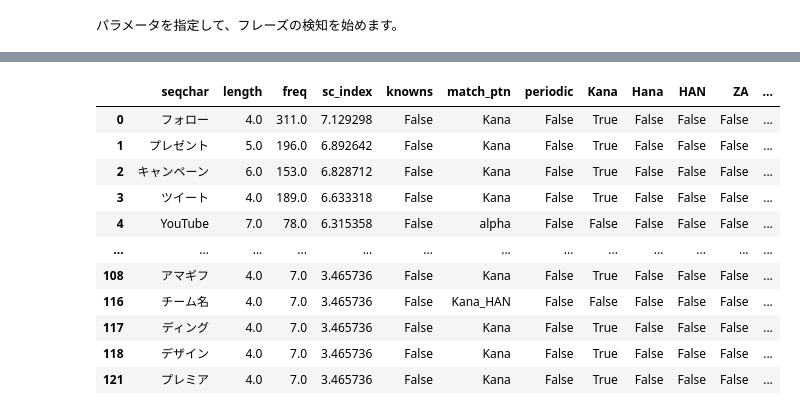
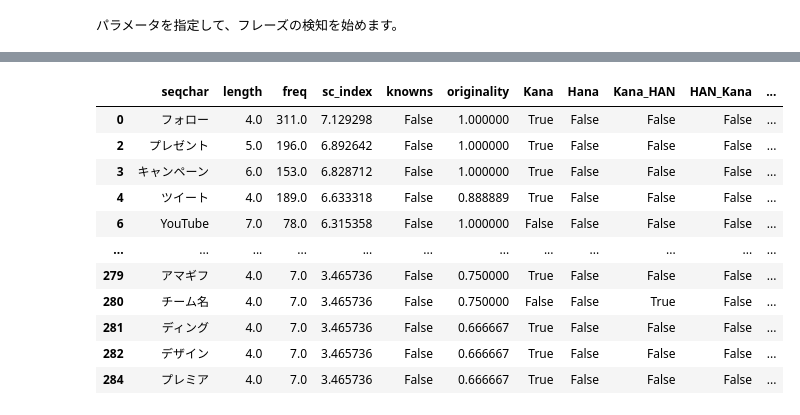
Before and after one commit to tshim1zu/phrase-project, a Jupyter notebook: jphrase/example.ipynb, the cells around one changed output, grey strips where cells are left out. Drawn from its saved outputs; the diff is of its cells as text; code cells hidden in the pictures.

```diff
--- a/jphrase/example.ipynb
+++ b/jphrase/example.ipynb
@@ -40,5 +45,6 @@ display(df_res)
 # %%
 import re
+
 # 第1水準の漢字 (亜-腕)
 FIRST_KANJI=\
 '一丁七万丈三上下不与丑且世丘丙丞両並中串丸丹主乃久之乍乎乏乗乙九乞也乱乳乾亀了予争事二云互五井亘亙些亜亡交亥亦亨享京亭亮人什仁仇今介仏仔仕他付仙代令以仮仰仲件任企伊伍伎伏伐休会伝伯伴伶伸伺似伽佃但位低'\
@@ -89,36 +95,34 @@ params["threshold_originality"] = 0.50#独自性の閾値（.0にすれば全く
 params["knowns"] = []
 
 params["positive"]= {
-                    "Kana":     re.compile('[ァ-ヶー]{2,}'),#カタカナ
-                    "hana":     re.compile('[ｦ-ﾟ]{2,}'),#半角カタカナ
-                    "HAN":      re.compile(f'[{FIRST_KANJI}]{2,}'),#漢字二文字以上
-                    "ZA":       re.compile("[Ａ-Ｚ]{2,}"),#全角英文字
-                    "alpha":    re.compile("[a-zA-Z]{2,}"),#アルファベット
-                    "ALPHA":    re.compile("[A-Z]{2,}"),#大文字アルファベット
-                    "Kana_HAN": re.compile( f"^[ァ-ヶー]+[{FIRST_KANJI}]+" ),
-                    "HAN_Kana": re.compile( f"^[{FIRST_KANJI}]+[ァ-ヶー]+" ),
-                    "HAN_GaKa": re.compile( f"^[{FIRST_KANJI}]+[ぁ-ゖ]+[ァ-ヶー]+" ),
-                    "ZaGaKa":   re.compile( f"^[Ａ-Ｚ]+[ぁ-ゖ]+[{FIRST_KANJI}]+" ),
-                    "Kana_Gana":re.compile( f"^[ァ-ヶー]{2,}[ぁ-ゖ]{2,}" ),
-                    }
+    "Kana":     re.compile('[ァ-ヶー]{2,}'),#カタカナ
+    "Hana":     re.compile('[ｦ-ﾟ]{2,}'),#半角カタカナ
+    "Kana_HAN": re.compile( "^[ァ-ヶー]+" + f"[{FIRST_KANJI}]+" ),
+    "HAN_Kana": re.compile( f"^[{FIRST_KANJI}]" + "+[ァ-ヶー]+" ),
+    "HAN": re.compile(f'[{FIRST_KANJI}]{2,}'),#漢字二文字以上
+    "ZA": re.compile("[Ａ-Ｚ]{2,}"),#全角英文字
+    "Alpha": re.compile("[a-zA-Z]{2,}"),#アルファベット
+    "ALPHA": re.compile("[A-Z]{2,}"),#大文字アルファベット
+    "HAN_GaKa": re.compile( f"^[{FIRST_KANJI}]" + "+[ぁ-ゖ]+[ァ-ヶー]+" ),
+    "ZaGaKa":   re.compile( "^[Ａ-Ｚ]+[ぁ-ゖ]+" + f"[{FIRST_KANJI}]+" ),
+    "Kana_Gana":re.compile( "^[ァ-ヶー]{2,}[ぁ-ゖ]{2,}" ),
+}
 
 params["negative"] = {
-                    "x_Gana" :  re.compile("[ぁ-ゖ]+"),#ひらがなのみ #{0,} は * と、{1,} は + と同じ意味
-                    "x_smalla": re.compile("[a-z\* _.]+"),#ほぼノイズ
-                    "x_start" : re.compile(f"^[ンッー、んっ～。](.*)+"),
-                    "x_money" : re.compile("^(0|([1-9](\d{0,2})((,\d{3}){0,2})))[千|万|億|兆]?円$"),
-                    "x_Money" : re.compile("^([0０]|([1-9１-９](\d{0,2})((,\d{3}){0,2})))[千|万|億|兆]?円$"),
-                    "x_MONEY" : re.compile("^(０|([１-９](\d{0,2})((,\d{3}){0,2})))[千|万|億|兆]?円$"),
-                    "x_dol" :   re.compile("^(0|([1-9](\d{0,2})((,\d{3}){0,2})))ドル$"),
-                    "x_DOL" :   re.compile("^(０|([１-９](\d{0,2})((,\d{3}){0,2})))ドル$"),
-                    "x_tel" :   re.compile(r'[(]?\d{2,4}[-)]?\d{2,4}-\d{3,4}'),
-                    "x_phone" : re.compile(r'((\d{2,4}|\(\d{2,4}\))(\s|-)(\d{3,4})(\s|-)(\d{4}))'),# 市外局番# 区切りは空白もしくはハイフン# 市内局番# 区切りは空白もしくはハイフン# 加入者番号
-                    "x_mobile": re.compile( "0[789]0-[0-9]{4}-[0-9]{4}$" ),
-                    "x_mail" :  re.compile( r'[a-zA-Z0-9_.+-]+@[a-zA-Z0-9-]+\.[a-zA-Z0-9-.]+' ),
-                    "x_url" :   re.compile( r'https?://[\w/:%#\$&\?\(\)~\.=\+\-]+' ),
-                    "x_Num":    re.compile("[0-9０-９,，]+"),#半角全角数字
-                    "x_Num_ymd":re.compile("[0-9０-９]{1,4}[日|月|年]"),#全角数字の日付
-                    "x_ymd" :   re.compile(r'\d{4}[年/]\d{1,2}[月/]\d{1,2}日?'),
+    "x_Gana" : re.compile("[ぁ-ゖ]+"),#ひらがなのみ #{0,} は * と、{1,} は + と同じ意味
+    "x_smalla": re.compile("[a-z\* _.]+"),#ほぼノイズ
+    "x_start" : re.compile("^[ンッーヲ、んっ～を。](.*)+"),
+    "x_Yen" : re.compile("^([0０]|([\d](\d{0,2})((,\d{3}){0,2})))[千|万|億|兆]?円$"),
+    "x_Dollar" : re.compile("^([0０]|([\d](\d{0,2})((,\d{3}){0,2})))[千|万|億|兆]?ドル$"),
+    "x_Euro" : re.compile("^([0０]|([\d](\d{0,2})((,\d{3}){0,2})))[千|万|億|兆]?ユーロ$"),
+    "x_Phone" : re.compile(r'((\d{2,4}|\(\d{2,4}\))(\s|-)(\d{3,4})(\s|-)(\d{4}))'),# 市外局番# 区切りは空白もしくはハイフン# 市内局番# 区切りは空白もしくはハイフン# 加入者番号
+    "x_Tel" : re.compile( r'[(]?\d{2,4}[-)]?\d{2,4}-\d{3,4}'),
+    "x_mobile": re.compile("0[789]0-[0-9]{4}-[0-9]{4}$" ),
+    "x_mail" : re.compile( r'[a-zA-Z0-9_.+-]+@[a-zA-Z0-9-]+\.[a-zA-Z0-9-.]+' ),
+    "x_url" : re.compile( r'https?://[\w/:%#\$&\?\(\)~\.=\+\-]+' ),
+    "x_Num": re.compile("[\d,，]+"),#全半角数字
+    "x_ymd" :  re.compile( r'\d{4}[-年/]\d{1,2}[-月/]\d{1,2}日?'),
+    "x_Num_ymd":re.compile("[\d]{1,4}[日|月|年]"),#全角数字の日付
                 }
 
 jpex = extracter.extracter(**params)
@@ -142,12 +146,12 @@ display(df_res)
-|  | seqchar | length | freq | sc_index | knowns | match_ptn | periodic | Kana | Hana | HAN | ZA | ... |
-| 0 | フォロー | 4.0 | 311.0 | 7.129298 | False | Kana | False | True | False | False | False | ... |
-| 1 | プレゼント | 5.0 | 196.0 | 6.892642 | False | Kana | False | True | False | False | False | ... |
-| 2 | キャンペーン | 6.0 | 153.0 | 6.828712 | False | Kana | False | True | False | False | False | ... |
-| 3 | ツイート | 4.0 | 189.0 | 6.633318 | False | Kana | False | True | False | False | False | ... |
-| 4 | YouTube | 7.0 | 78.0 | 6.315358 | False | alpha | False | False | False | False | False | ... |
-| ... | ... | ... | ... | ... | ... | ... | ... | ... | ... | ... | ... | ... |
-| 108 | アマギフ | 4.0 | 7.0 | 3.465736 | False | Kana | False | True | False | False | False | ... |
-| 116 | チーム名 | 4.0 | 7.0 | 3.465736 | False | Kana_HAN | False | False | False | False | False | ... |
-| 117 | ディング | 4.0 | 7.0 | 3.465736 | False | Kana | False | True | False | False | False | ... |
-| 118 | デザイン | 4.0 | 7.0 | 3.465736 | False | Kana | False | True | False | False | False | ... |
-| 121 | プレミア | 4.0 | 7.0 | 3.465736 | False | Kana | False | True | False | False | False | ... |
+|  | seqchar | length | freq | sc_index | knowns | originality | Kana | Hana | Kana_HAN | HAN_Kana | ... |
+| 0 | フォロー | 4.0 | 311.0 | 7.129298 | False | 1.000000 | True | False | False | False | ... |
+| 2 | プレゼント | 5.0 | 196.0 | 6.892642 | False | 1.000000 | True | False | False | False | ... |
+| 3 | キャンペーン | 6.0 | 153.0 | 6.828712 | False | 1.000000 | True | False | False | False | ... |
+| 4 | ツイート | 4.0 | 189.0 | 6.633318 | False | 0.888889 | True | False | False | False | ... |
+| 6 | YouTube | 7.0 | 78.0 | 6.315358 | False | 1.000000 | False | False | False | False | ... |
+| ... | ... | ... | ... | ... | ... | ... | ... | ... | ... | ... | ... |
+| 279 | アマギフ | 4.0 | 7.0 | 3.465736 | False | 0.750000 | True | False | False | False | ... |
+| 280 | チーム名 | 4.0 | 7.0 | 3.465736 | False | 0.750000 | False | False | True | False | ... |
+| 281 | ディング | 4.0 | 7.0 | 3.465736 | False | 0.666667 | True | False | False | False | ... |
+| 282 | デザイン | 4.0 | 7.0 | 3.465736 | False | 0.666667 | True | False | False | False | ... |
+| 284 | プレミア | 4.0 | 7.0 | 3.465736 | False | 0.666667 | True | False | False | False | ... |
```
Also changed, not shown: parts of 2 cells of this notebook, 1 other file.
